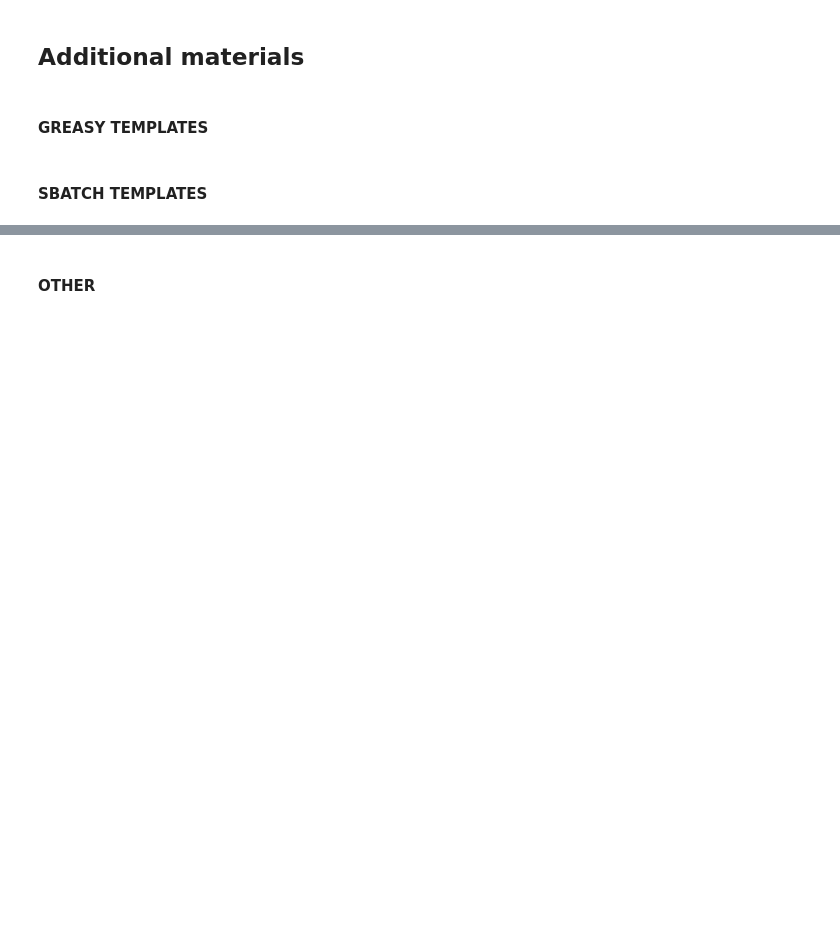
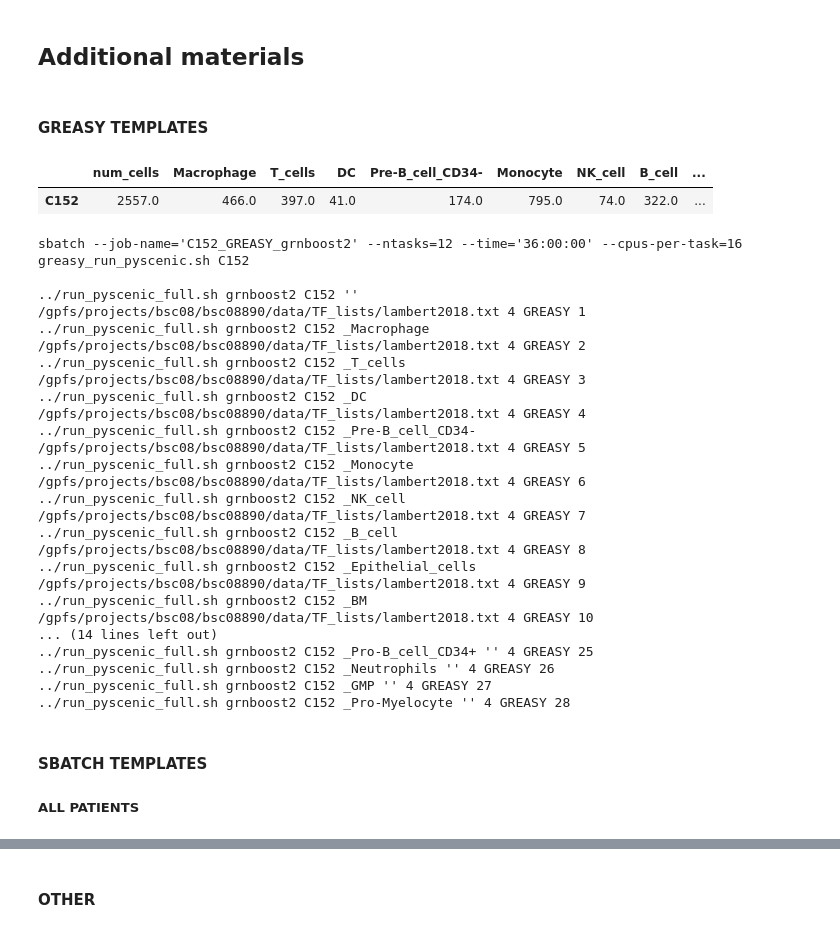
Before and after one commit to masyahook/scGRN, a Jupyter notebook: jupyter/GRN_inference.ipynb, the cells around one changed output, grey strips where cells are left out. Drawn from its saved outputs; the diff is of its cells as text; code cells hidden in the pictures; blank space fills up the shorter version.

```diff
--- a/jupyter/GRN_inference.ipynb
+++ b/jupyter/GRN_inference.ipynb
@@ -625,26 +627,27 @@ interactive(children=(Dropdown(description='Patient:', options=('C51', 'C52', 'C
 %%time
 
 _RELOAD = False
+filter_quantile = 0.95
+filter_suffix = str(filter_quantile).replace(".", "_")
 
 if _RELOAD:
-    filter_quantile = 0.8
     print(colored(f'RELOADING -> CHOSEN QUANTILE THRESHOLD: {filter_quantile}', 'green'))
     for pat in _PATIENTS:
         for data in _FILE_PREFIXES[pat]:
             input_TF = os.path.join(_DATA_HOME, pat, 'data', 'grnboost2', f'{data}_TF_cor.tsv')
             input_ctx = os.path.join(_DATA_HOME, pat, 'data', 'grnboost2', f'{data}_TF_ctx.tsv')
             input_all = os.path.join(_DATA_HOME, pat, 'data', 'grnboost2', f'{data}_cor.tsv')
-            !python /gpfs/home/bsc08/bsc08890/src/adj_list_to_filter.py -f {input_TF} &> /dev/null
-            !python /gpfs/home/bsc08/bsc08890/src/adj_list_to_filter.py -f {input_ctx} &> /dev/null
-            !python /gpfs/home/bsc08/bsc08890/src/adj_list_to_filter.py -f {input_all} &> /dev/null
+            !python /gpfs/home/bsc08/bsc08890/src/adj_list_to_filter.py -f {input_TF} -q {filter_quantile} &> /dev/null
+            !python /gpfs/home/bsc08/bsc08890/src/adj_list_to_filter.py -f {input_ctx} -q {filter_quantile} &> /dev/null
+            !python /gpfs/home/bsc08/bsc08890/src/adj_list_to_filter.py -f {input_all} -q {filter_quantile} &> /dev/null
 else:
     for pat in _PATIENTS:
         print(colored(f'PATIENT: {pat}', 'cyan'))
         for data in _FILE_PREFIXES[pat]:
             try:
-                grnboost2_meta[pat][data]['filtered_TF'] = pd.read_pickle(os.path.join(_DATA_HOME, pat, 'data', 'grnboost2', 'pickle', f'{data}_TF_cor_filtered.pickle'))
-                grnboost2_meta[pat][data]['filtered_ctx'] = pd.read_pickle(os.path.join(_DATA_HOME, pat, 'data', 'grnboost2', 'pickle', f'{data}_TF_ctx_filtered.pickle'))
-                grnboost2_meta[pat][data]['filtered_all'] = pd.read_pickle(os.path.join(_DATA_HOME, pat, 'data', 'grnboost2', 'pickle', f'{data}_cor_filtered.pickle'))
+                grnboost2_meta[pat][data]['filtered_TF'] = pd.read_pickle(os.path.join(_DATA_HOME, pat, 'data', 'grnboost2', 'pickle', f'{data}_TF_cor_filtered_{filter_suffix}.pickle'))
+                grnboost2_meta[pat][data]['filtered_ctx'] = pd.read_pickle(os.path.join(_DATA_HOME, pat, 'data', 'grnboost2', 'pickle', f'{data}_TF_ctx_filtered_{filter_suffix}.pickle'))
+                grnboost2_meta[pat][data]['filtered_all'] = pd.read_pickle(os.path.join(_DATA_HOME, pat, 'data', 'grnboost2', 'pickle', f'{data}_cor_filtered_{filter_suffix}.pickle'))
                 print(colored(data.upper(), 'magenta'))
                 print(f"Filtering - {colored('TF', 'red')}: {len(grnboost2_meta[pat][data]['input_TF'])} links -> {len(grnboost2_meta[pat][data]['filtered_TF'])} links; "
                       f"{colored('ALL', 'red')}: {len(grnboost2_meta[pat][data]['input_all'])} links -> {len(grnboost2_meta[pat][data]['filtered_all'])} links; "
@@ -676,7 +679,6 @@ Wall time: 6.4 s
 %%time
 
 if _RELOAD:
-    filter_quantile = 0.8
     print(colored(f'RE-CREATING GRAPH -> CHOSEN QUANTILE THRESHOLD: {filter_quantile}', 'green'))
     for pat in _PATIENTS:
         for data in _FILE_PREFIXES[pat]:
@@ -692,14 +694,14 @@ else:
         for data in _FILE_PREFIXES[pat]:
             try:
                 # all
-                grnboost2_meta[pat][data]['graph_all'] = nx.read_gpickle(os.path.join(_DATA_HOME, pat, 'data', 'grnboost2', 'nx_graph', f'{data}_cor.gpickle'))
-                grnboost2_meta[pat][data]['full_graph_all'] = nx.read_gpickle(os.path.join(_DATA_HOME, pat, 'data', 'grnboost2', 'nx_graph', f'{data}_cor_filtered.gpickle'))
+                grnboost2_meta[pat][data]['full_graph_all'] = nx.read_gpickle(os.path.join(_DATA_HOME, pat, 'data', 'grnboost2', 'nx_graph', f'{data}_cor.gpickle'))
+                grnboost2_meta[pat][data]['graph_all'] = nx.read_gpickle(os.path.join(_DATA_HOME, pat, 'data', 'grnboost2', 'nx_graph', f'{data}_cor_filtered_{filter_suffix}.gpickle'))
                 # TF
                 grnboost2_meta[pat][data]['full_graph_TF'] = nx.read_gpickle(os.path.join(_DATA_HOME, pat, 'data', 'grnboost2', 'nx_graph', f'{data}_TF_cor.gpickle'))
-                grnboost2_meta[pat][data]['graph_TF'] = nx.read_gpickle(os.path.join(_DATA_HOME, pat, 'data', 'grnboost2', 'nx_graph', f'{data}_TF_cor_filtered.gpickle'))
+                grnboost2_meta[pat][data]['graph_TF'] = nx.read_gpickle(os.path.join(_DATA_HOME, pat, 'data', 'grnboost2', 'nx_graph', f'{data}_TF_cor_filtered_{filter_suffix}.gpickle'))
                 # ctx
                 grnboost2_meta[pat][data]['full_graph_ctx'] = nx.read_gpickle(os.path.join(_DATA_HOME, pat, 'data', 'grnboost2', 'nx_graph', f'{data}_TF_ctx.gpickle'))
-                grnboost2_meta[pat][data]['graph_ctx'] = nx.read_gpickle(os.path.join(_DATA_HOME, pat, 'data', 'grnboost2', 'nx_graph', f'{data}_TF_ctx_filtered.gpickle'))
+                grnboost2_meta[pat][data]['graph_ctx'] = nx.read_gpickle(os.path.join(_DATA_HOME, pat, 'data', 'grnboost2', 'nx_graph', f'{data}_TF_ctx_filtered_{filter_suffix}.gpickle'))
                 print(colored(data.upper(), 'magenta'))
                 print(f"The graphs contain - {colored('TF', 'red')}: {grnboost2_meta[pat][data]['graph_TF'].number_of_nodes()} nodes and {grnboost2_meta[pat][data]['graph_TF'].number_of_edges()} edges; "
                       f"{colored('ALL', 'red')}: {grnboost2_meta[pat][data]['graph_all'].number_of_nodes()} nodes and {grnboost2_meta[pat][data]['graph_all'].number_of_edges()} edges; "
@@ -1354,8 +1469,8 @@ red_color = lambda x: colored(x, 'red')
 
 patient = 'C152'
 method = 'grnboost2'
-data_types = list(map(lambda x: x.replace('raw_data', '') if x.replace('raw_data', '') else "''", _FILE_PREFIXES[patient]))
-cell_type_x = meta.loc[patient].drop(['file', 'group']).dropna()
+data_types = list(map(lambda x: x.replace('raw_data', '') if x.replace('raw_data', '') else "''", _ALL_FILE_PREFIXES[patient]))
+cell_type_x = full_meta.loc[patient].drop(['file', 'group']).dropna()
 
 GBs_per_worker = 8 if cell_type_x['num_cells'] < 8000 else 16
 n_nodes = 4
@@ -1376,35 +1491,56 @@ qos_debug = False
 qos_debug_cmd = f' {cyan_color("--qos")}=debug ' if qos_debug else ' '
 
 display(pd.DataFrame(cell_type_x).T)
 
 # print(f"{red_color('sbatch')} {cyan_color('--job-name')}='GREASY_{method}_{patient}' {cyan_color('--output')}=./logs/GREASY_{method}_{patient}_%j.out "
 #       f"{cyan_color('--error')}=./logs/GREASY_{method}_{patient}_%j.err {cyan_color('--ntasks')}={n_tasks} {cyan_color('--time')}='{hours}:00:00' "
 #       f"{cyan_color('--cpus-per-task')}={cpus_per_task}{qos_debug_cmd}{red_color('greasy_run_pyscenic')} {patient}")
 
 print(f"{red_color('sbatch')} {cyan_color('--job-name')}='{patient}_GREASY_{method}' "
       f"{cyan_color('--ntasks')}={n_tasks} {cyan_color('--time')}='{hours}:00:00' "
       f"{cyan_color('--cpus-per-task')}={cpus_per_task}{qos_debug_cmd}{red_color('greasy_run_pyscenic.sh')} {patient}")
 
 tasks = ''
 print()
 i = 1
 for d in data_types:
     # TF task
     task_1 = f"../run_pyscenic_full.sh {method} {patient} {d} /gpfs/projects/bsc08/bsc08890/data/TF_lists/lambert2018.txt {num_workers_per_task} GREASY {i}"
     print(task_1)
     i += 1
 for d in data_types:
     # All genes task
     task_2 = f"../run_pyscenic_full.sh {method} {patient} {d} '' {num_workers_per_task} GREASY {i}"
     print(task_2)
     i += 1
     tasks += f'{task_1}\n{task_2}\n'
 
 tasks = tasks.strip()
 with open(f'/gpfs/projects/bsc08/bsc08890/sbatch/greasy/greasy_tasks_{patient}_{method}', 'w') as f:
     f.write(tasks)
+# %% [output]
+|  | num_cells | Macrophage | T_cells | DC | Pre-B_cell_CD34- | Monocyte | NK_cell | B_cell | ... |
+| C152 | 2557.0 | 466.0 | 397.0 | 41.0 | 174.0 | 795.0 | 74.0 | 322.0 | ... |
+sbatch --job-name='C152_GREASY_grnboost2' --ntasks=12 --time='36:00:00' --cpus-per-task=16 greasy_run_pyscenic.sh C152
+
+../run_pyscenic_full.sh grnboost2 C152 '' /gpfs/projects/bsc08/bsc08890/data/TF_lists/lambert2018.txt 4 GREASY 1
+../run_pyscenic_full.sh grnboost2 C152 _Macrophage /gpfs/projects/bsc08/bsc08890/data/TF_lists/lambert2018.txt 4 GREASY 2
+../run_pyscenic_full.sh grnboost2 C152 _T_cells /gpfs/projects/bsc08/bsc08890/data/TF_lists/lambert2018.txt 4 GREASY 3
+../run_pyscenic_full.sh grnboost2 C152 _DC /gpfs/projects/bsc08/bsc08890/data/TF_lists/lambert2018.txt 4 GREASY 4
+../run_pyscenic_full.sh grnboost2 C152 _Pre-B_cell_CD34- /gpfs/projects/bsc08/bsc08890/data/TF_lists/lambert2018.txt 4 GREASY 5
+../run_pyscenic_full.sh grnboost2 C152 _Monocyte /gpfs/projects/bsc08/bsc08890/data/TF_lists/lambert2018.txt 4 GREASY 6
+../run_pyscenic_full.sh grnboost2 C152 _NK_cell /gpfs/projects/bsc08/bsc08890/data/TF_lists/lambert2018.txt 4 GREASY 7
+../run_pyscenic_full.sh grnboost2 C152 _B_cell /gpfs/projects/bsc08/bsc08890/data/TF_lists/lambert2018.txt 4 GREASY 8
+../run_pyscenic_full.sh grnboost2 C152 _Epithelial_cells /gpfs/projects/bsc08/bsc08890/data/TF_lists/lambert2018.txt 4 GREASY 9
+../run_pyscenic_full.sh grnboost2 C152 _BM /gpfs/projects/bsc08/bsc08890/data/TF_lists/lambert2018.txt 4 GREASY 10
+... (14 lines left out)
+../run_pyscenic_full.sh grnboost2 C152 _Pro-B_cell_CD34+ '' 4 GREASY 25
+../run_pyscenic_full.sh grnboost2 C152 _Neutrophils '' 4 GREASY 26
+../run_pyscenic_full.sh grnboost2 C152 _GMP '' 4 GREASY 27
+../run_pyscenic_full.sh grnboost2 C152 _Pro-Myelocyte '' 4 GREASY 28
 # %% [markdown]
 #### SBATCH TEMPLATES
+##### ALL PATIENTS
 # %%
 cyan_color = lambda x: colored(x, 'cyan')
 red_color = lambda x: colored(x, 'red')
```
Also changed, not shown: parts of 18 cells of this notebook, 6 other files.
